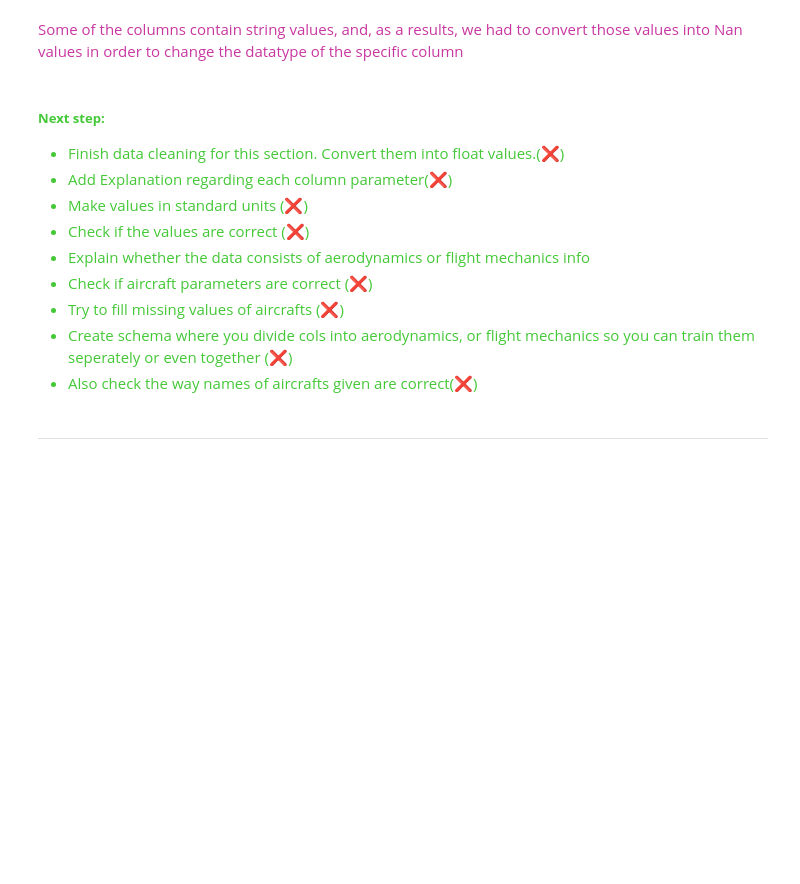
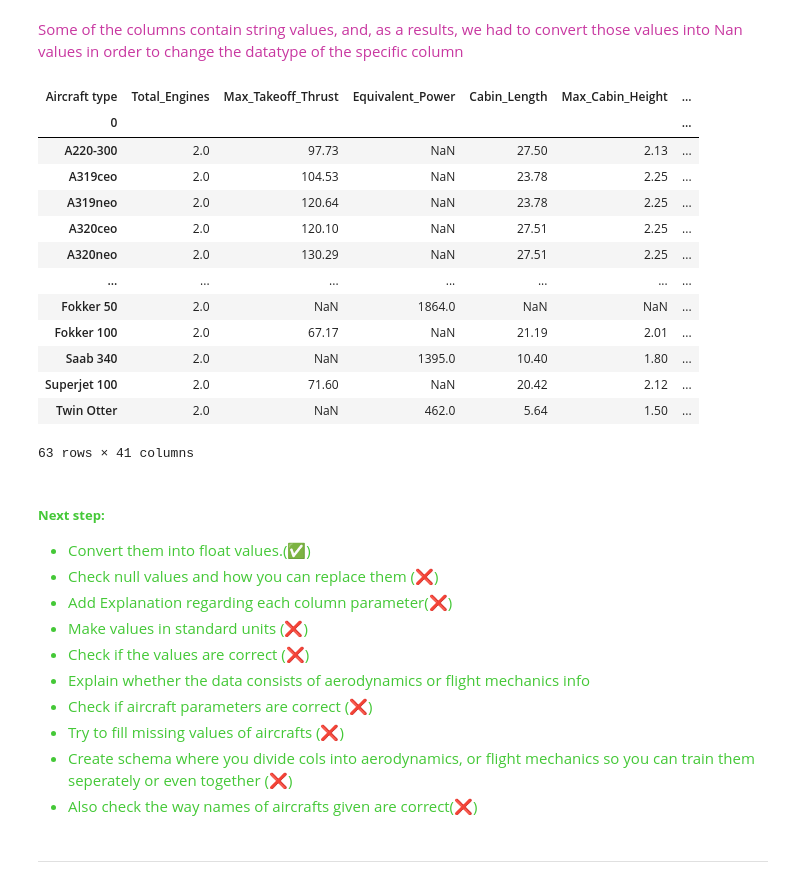
Before and after one commit to stahir01/Master-Thesis, a Jupyter notebook: Master_Thesis_Datasets_NewVersion.ipynb, the cells around one changed output. Drawn from its saved outputs; the diff is of its cells as text; code cells hidden in the pictures; blank space fills up the shorter version.

```diff
--- a/Master_Thesis_Datasets_NewVersion.ipynb
+++ b/Master_Thesis_Datasets_NewVersion.ipynb
@@ -1101,6 +1100,7 @@ dtypes: object(41)
 memory usage: 20.7+ KB
 # %%
 change_datatype = {
+                'Aircraft type': str,
                 'Total_Engines': float,
                 'Max_Takeoff_Thrust': float,
                 'Equivalent_Power': float,
@@ -1176,10 +1176,28 @@ dtypes: float64(41)
 memory usage: 20.7+ KB
 # %% [markdown]
 <p style="color: #C837A0;"> Some of the columns contain string values, and, as a results, we had to convert those values into Nan values in order to change the datatype of the specific column</p>
+# %%
+para_for_60_aircrafts
+# %% [output]
+| Aircraft type | Total_Engines | Max_Takeoff_Thrust | Equivalent_Power | Cabin_Length | Max_Cabin_Height | ... |
+| 0 |  |  |  |  |  | ... |
+| A220-300 | 2.0 | 97.73 | NaN | 27.50 | 2.13 | ... |
+| A319ceo | 2.0 | 104.53 | NaN | 23.78 | 2.25 | ... |
+| A319neo | 2.0 | 120.64 | NaN | 23.78 | 2.25 | ... |
+| A320ceo | 2.0 | 120.10 | NaN | 27.51 | 2.25 | ... |
+| A320neo | 2.0 | 130.29 | NaN | 27.51 | 2.25 | ... |
+| ... | ... | ... | ... | ... | ... | ... |
+| Fokker 50 | 2.0 | NaN | 1864.0 | NaN | NaN | ... |
+| Fokker 100 | 2.0 | 67.17 | NaN | 21.19 | 2.01 | ... |
+| Saab 340 | 2.0 | NaN | 1395.0 | 10.40 | 1.80 | ... |
+| Superjet 100 | 2.0 | 71.60 | NaN | 20.42 | 2.12 | ... |
+| Twin Otter | 2.0 | NaN | 462.0 | 5.64 | 1.50 | ... |
+63 rows × 41 columns
 # %% [markdown]
 <h5 style="color: #44C837;"><strong>Next step:</strong></h5>
 <ul style="color: #44C837;">
-<li> Finish data cleaning for this section. Convert them into float values.(❌)</li>
+<li> Convert them into float values.(✅)</li>
+<li> Check null values and how you can replace them (❌)</li>
 <li> Add Explanation regarding each column parameter(❌)</li>
 <li> Make values in standard units (❌)</li>
 <li> Check if the values are correct (❌)</li>
```
Also changed, not shown: parts of 1 cell of this notebook, 1 other file.
